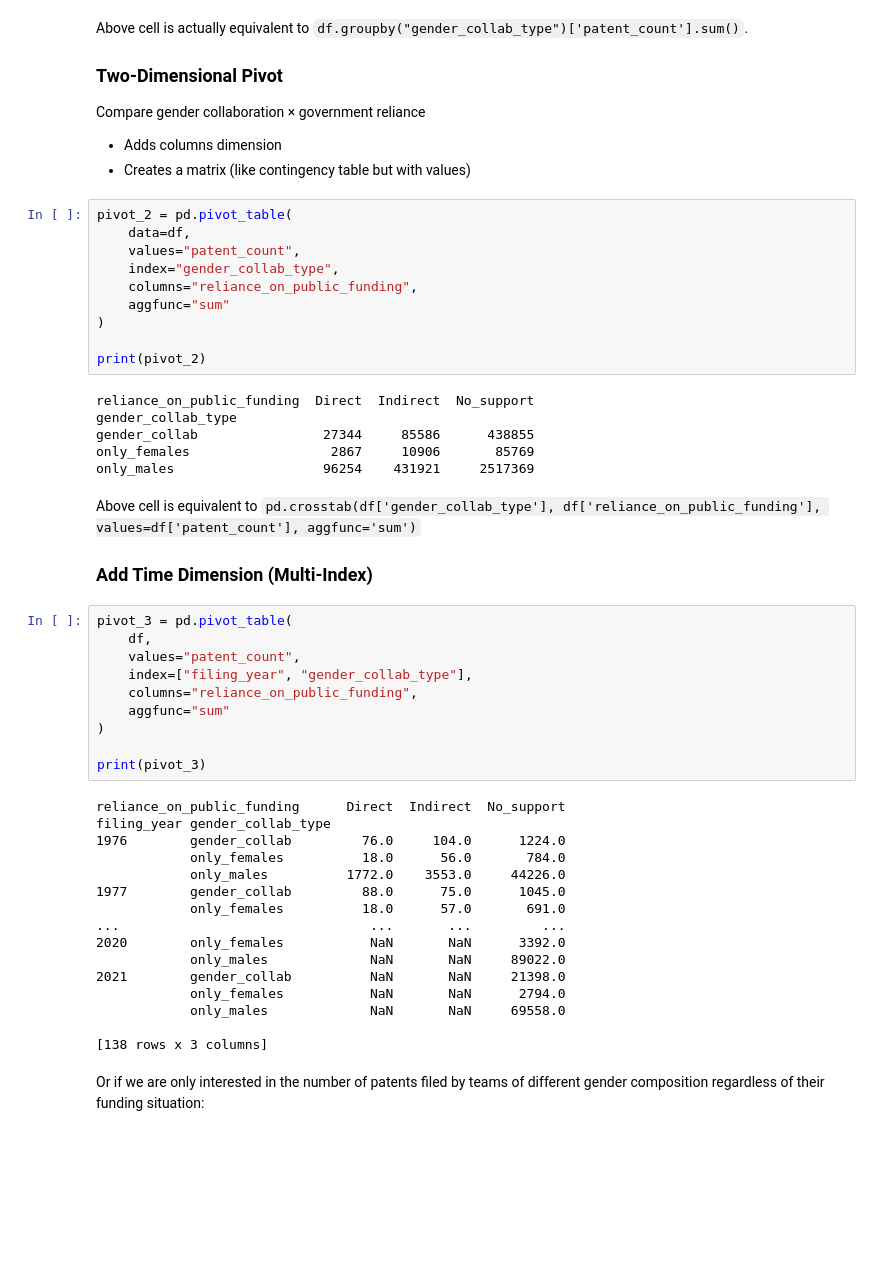
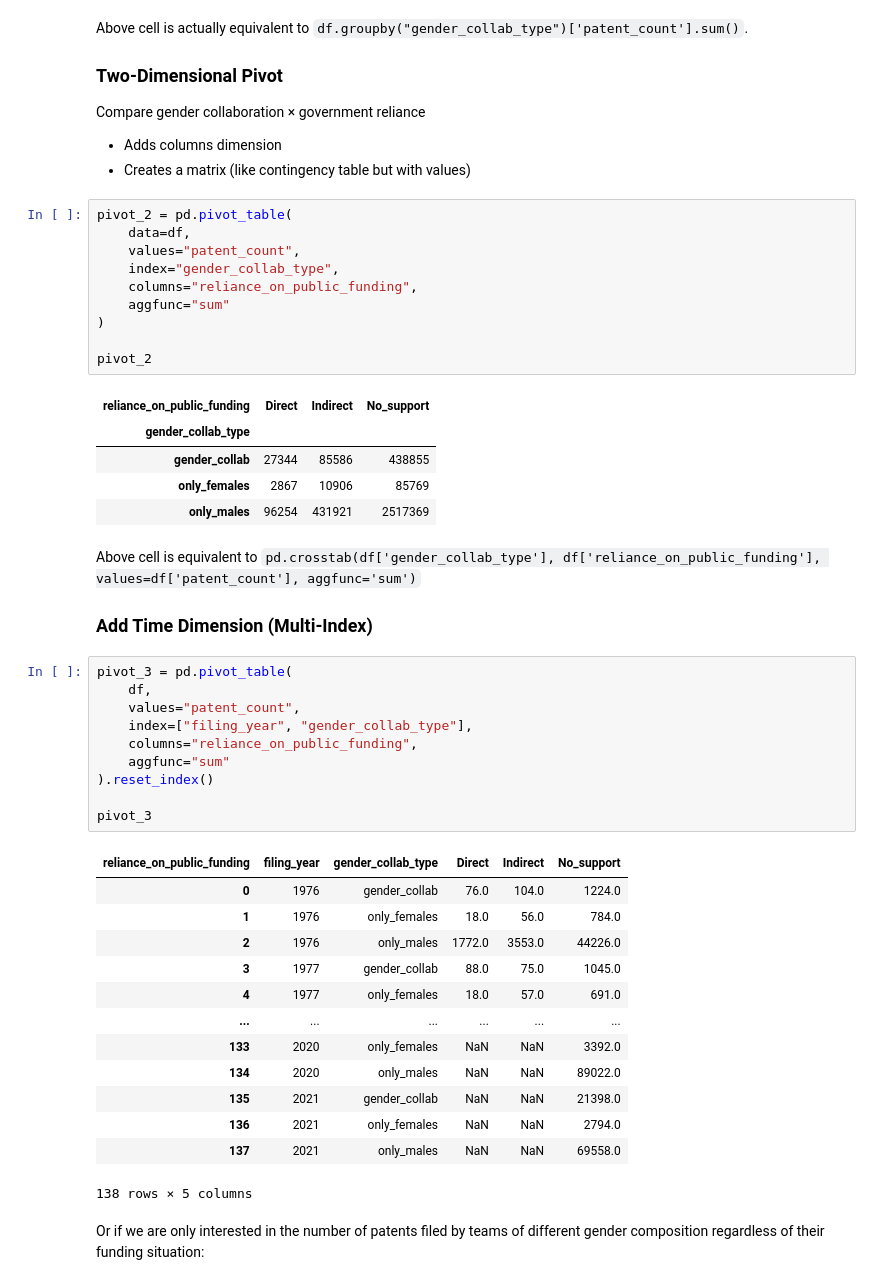
Before and after one commit to jieshu-wang-SBU/EST389_371_2026_spring, a Jupyter notebook: lectures/09-advanced_data_operations/09-01_Pivot_dataframes.ipynb, the cells around one changed output. Saved outputs shown, nothing was run; the diff lists cells and outputs as text; blank space fills up the shorter version.

```diff
--- a/lectures/09-advanced_data_operations/09-01_Pivot_dataframes.ipynb
+++ b/lectures/09-advanced_data_operations/09-01_Pivot_dataframes.ipynb
@@ -88,13 +62,13 @@ pivot_2 = pd.pivot_table(
     aggfunc="sum"
 )
 
-print(pivot_2)
+pivot_2
 # %% [output]
-reliance_on_public_funding  Direct  Indirect  No_support
-gender_collab_type
-gender_collab                27344     85586      438855
-only_females                  2867     10906       85769
-only_males                   96254    431921     2517369
+| reliance_on_public_funding | Direct | Indirect | No_support |
+| gender_collab_type |  |  |  |
+| gender_collab | 27344 | 85586 | 438855 |
+| only_females | 2867 | 10906 | 85769 |
+| only_males | 96254 | 431921 | 2517369 |
 # %% [markdown]
 Above cell is equivalent to `pd.crosstab(df['gender_collab_type'], df['reliance_on_public_funding'], values=df['patent_count'], aggfunc='sum')`
 
@@ -102,29 +76,27 @@ Above cell is equivalent to `pd.crosstab(df['gender_collab_type'], df['reliance_
 # %%
 pivot_3 = pd.pivot_table(
     df,
     values="patent_count",
     index=["filing_year", "gender_collab_type"],
     columns="reliance_on_public_funding",
     aggfunc="sum"
-)
+).reset_index()
 
-print(pivot_3)
+pivot_3
 # %% [output]
+| reliance_on_public_funding | filing_year | gender_collab_type | Direct | Indirect | No_support |
+| 0 | 1976 | gender_collab | 76.0 | 104.0 | 1224.0 |
+| 1 | 1976 | only_females | 18.0 | 56.0 | 784.0 |
+| 2 | 1976 | only_males | 1772.0 | 3553.0 | 44226.0 |
+| 3 | 1977 | gender_collab | 88.0 | 75.0 | 1045.0 |
+| 4 | 1977 | only_females | 18.0 | 57.0 | 691.0 |
+| ... | ... | ... | ... | ... | ... |
+| 133 | 2020 | only_females | NaN | NaN | 3392.0 |
+| 134 | 2020 | only_males | NaN | NaN | 89022.0 |
+| 135 | 2021 | gender_collab | NaN | NaN | 21398.0 |
+| 136 | 2021 | only_females | NaN | NaN | 2794.0 |
+| 137 | 2021 | only_males | NaN | NaN | 69558.0 |
-reliance_on_public_funding      Direct  Indirect  No_support
-filing_year gender_collab_type
-1976        gender_collab         76.0     104.0      1224.0
-            only_females          18.0      56.0       784.0
-            only_males          1772.0    3553.0     44226.0
-1977        gender_collab         88.0      75.0      1045.0
-            only_females          18.0      57.0       691.0
-...                                ...       ...         ...
-2020        only_females           NaN       NaN      3392.0
-            only_males             NaN       NaN     89022.0
-2021        gender_collab          NaN       NaN     21398.0
-            only_females           NaN       NaN      2794.0
-            only_males             NaN       NaN     69558.0
-
-[138 rows x 3 columns]
+138 rows × 5 columns
 # %% [markdown]
 Or if we are only interested in the number of patents filed by teams of different gender composition regardless of their funding situation:
 # %%
```
Also changed, not shown: parts of 11 cells of this notebook, 4 other files.
